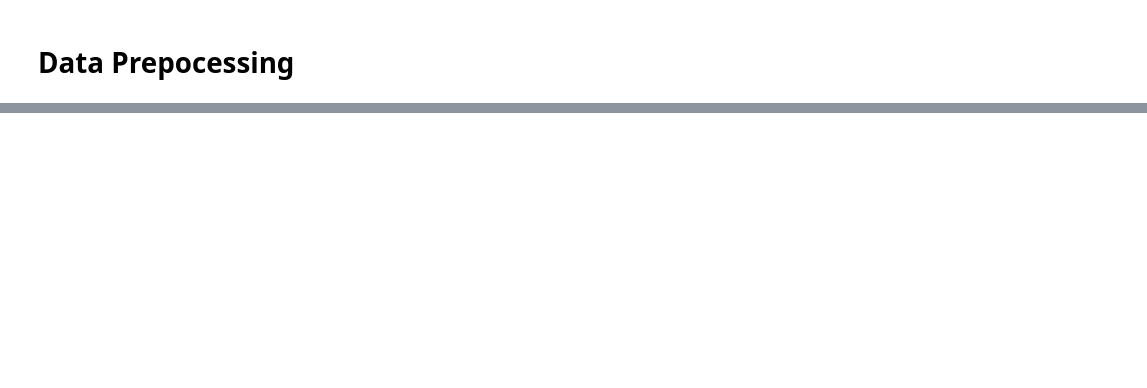
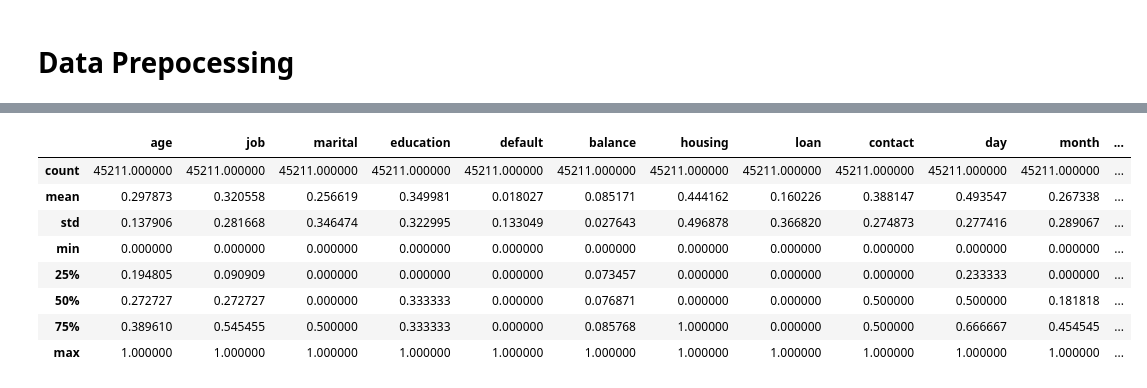
Before and after one commit to arun-Joseph/Bank-Marketing, a Jupyter notebook: Data Prepocessing.ipynb, the cells around one changed output, grey strips where cells are left out. Drawn from its saved outputs; the diff is of its cells as text; code cells hidden in the pictures; blank space fills up the shorter version.

```diff
--- a/Data Prepocessing.ipynb
+++ b/Data Prepocessing.ipynb
@@ -34,2 +69,14 @@ df_full
+# %%
+df.describe()
+# %% [output]
+|  | age | job | marital | education | default | balance | housing | loan | contact | day | month | ... |
+| count | 45211.000000 | 45211.000000 | 45211.000000 | 45211.000000 | 45211.000000 | 45211.000000 | 45211.000000 | 45211.000000 | 45211.000000 | 45211.000000 | 45211.000000 | ... |
+| mean | 0.297873 | 0.320558 | 0.256619 | 0.349981 | 0.018027 | 0.085171 | 0.444162 | 0.160226 | 0.388147 | 0.493547 | 0.267338 | ... |
+| std | 0.137906 | 0.281668 | 0.346474 | 0.322995 | 0.133049 | 0.027643 | 0.496878 | 0.366820 | 0.274873 | 0.277416 | 0.289067 | ... |
+| min | 0.000000 | 0.000000 | 0.000000 | 0.000000 | 0.000000 | 0.000000 | 0.000000 | 0.000000 | 0.000000 | 0.000000 | 0.000000 | ... |
+| 25% | 0.194805 | 0.090909 | 0.000000 | 0.000000 | 0.000000 | 0.073457 | 0.000000 | 0.000000 | 0.000000 | 0.233333 | 0.000000 | ... |
+| 50% | 0.272727 | 0.272727 | 0.000000 | 0.333333 | 0.000000 | 0.076871 | 0.000000 | 0.000000 | 0.500000 | 0.500000 | 0.181818 | ... |
+| 75% | 0.389610 | 0.545455 | 0.500000 | 0.333333 | 0.000000 | 0.085768 | 1.000000 | 0.000000 | 0.500000 | 0.666667 | 0.454545 | ... |
+| max | 1.000000 | 1.000000 | 1.000000 | 1.000000 | 1.000000 | 1.000000 | 1.000000 | 1.000000 | 1.000000 | 1.000000 | 1.000000 | ... |
 # %%
 #Saving as pickle file
```
Also changed, not shown: parts of 8 cells of this notebook, 2 other files.
